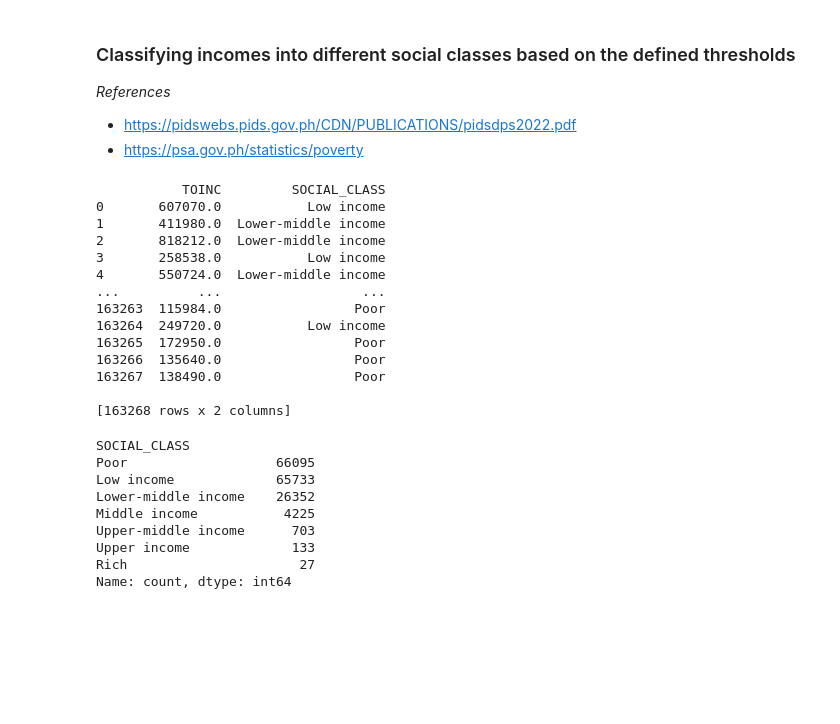
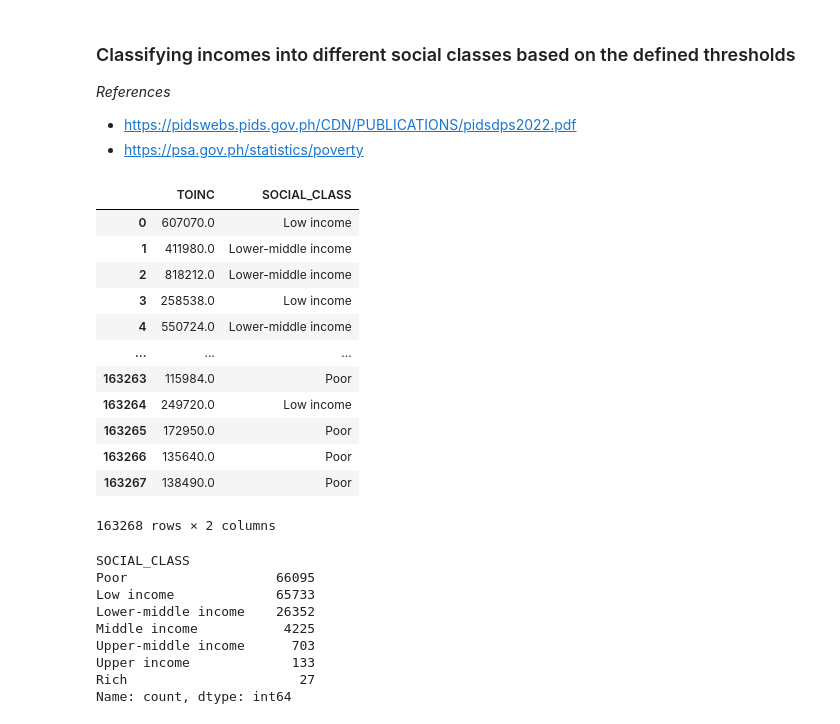
Before and after one commit to JoshuaEntrata/Data-Mining-Prelims-Project, a Jupyter notebook: notebooks/feature_engineering.ipynb, the cells around one changed output. Drawn from its saved outputs; the diff is of its cells as text; code cells hidden in the pictures; blank space fills up the shorter version.

```diff
--- a/notebooks/feature_engineering.ipynb
+++ b/notebooks/feature_engineering.ipynb
@@ -55,7 +55,7 @@ cleaned_fies.head(10)
 # %% [markdown]
 #### **Create a finalized dataframe**
 # %%
-final_fies = cleaned_fies.copy()
+fe_income_group = cleaned_fies.copy()
 # %% [markdown]
 ### Classifying incomes into different social classes based on the defined thresholds
 
@@ -82,22 +82,21 @@ def classify_income(row):
     else:
         return 'Rich'
 
-final_fies['SOCIAL_CLASS'] = final_fies.apply(classify_income, axis=1)
+fe_income_group['SOCIAL_CLASS'] = fe_income_group.apply(classify_income, axis=1)
 # %%
-print(final_fies[['TOINC', 'SOCIAL_CLASS']])
+fe_income_group[['TOINC', 'SOCIAL_CLASS']]
 # %% [output]
+|  | TOINC | SOCIAL_CLASS |
+| 0 | 607070.0 | Low income |
+| 1 | 411980.0 | Lower-middle income |
+| 2 | 818212.0 | Lower-middle income |
+| 3 | 258538.0 | Low income |
+| 4 | 550724.0 | Lower-middle income |
+| ... | ... | ... |
+| 163263 | 115984.0 | Poor |
+| 163264 | 249720.0 | Low income |
+| 163265 | 172950.0 | Poor |
+| 163266 | 135640.0 | Poor |
+| 163267 | 138490.0 | Poor |
-           TOINC         SOCIAL_CLASS
-0       607070.0           Low income
-1       411980.0  Lower-middle income
-2       818212.0  Lower-middle income
-3       258538.0           Low income
-4       550724.0  Lower-middle income
-...          ...                  ...
-163263  115984.0                 Poor
-163264  249720.0           Low income
-163265  172950.0                 Poor
-163266  135640.0                 Poor
-163267  138490.0                 Poor
-
-[163268 rows x 2 columns]
+163268 rows × 2 columns
 # %%
```
Also changed, not shown: parts of 15 cells of this notebook.
